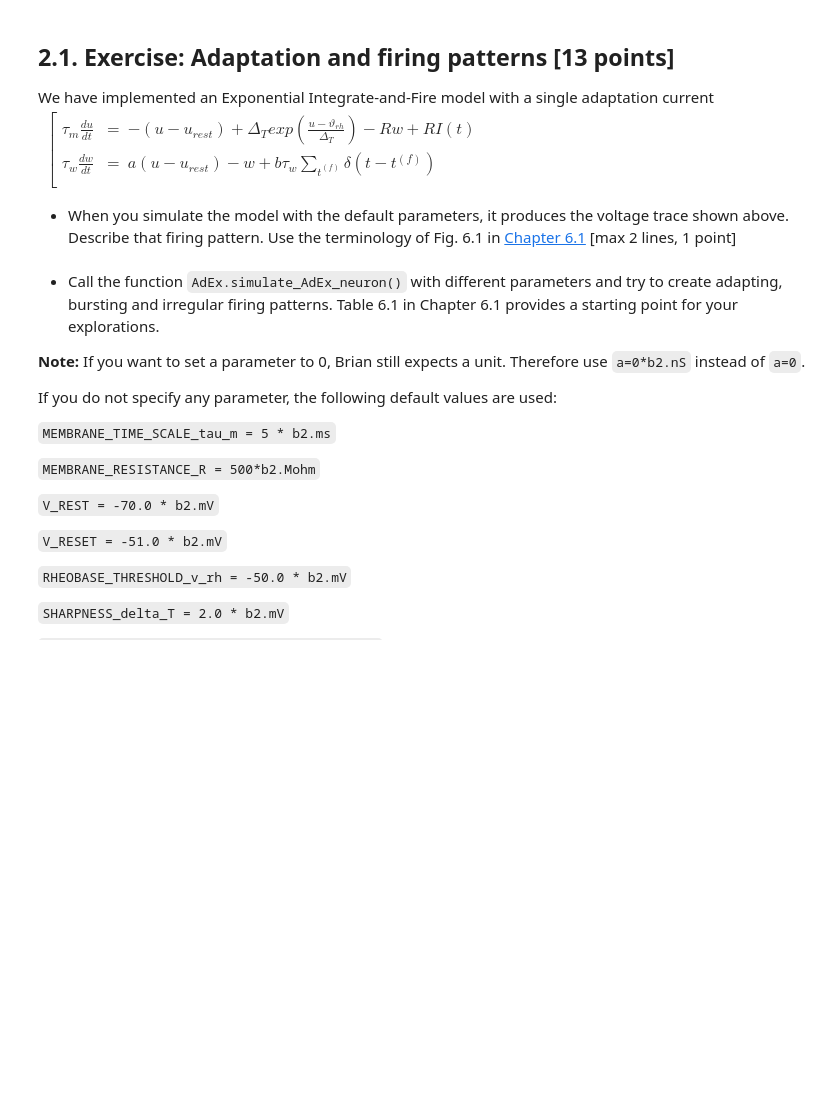
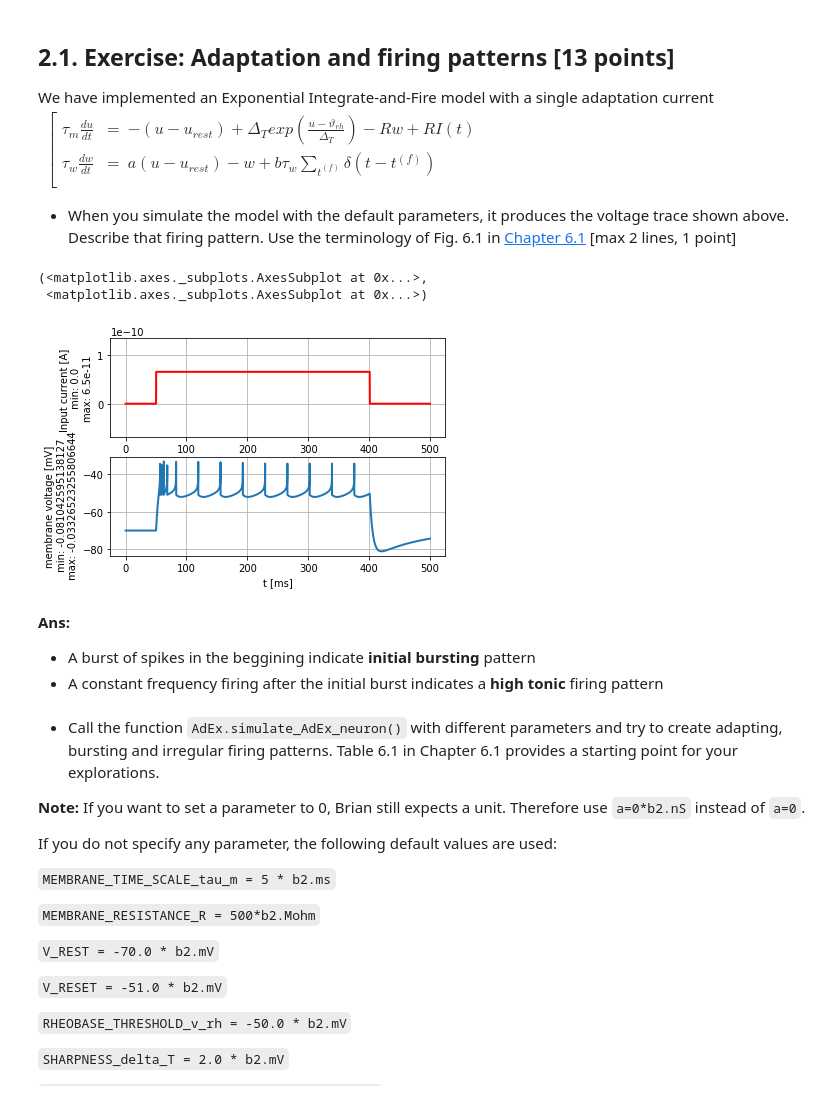
Before and after one commit to KiyarashFarivar/bmnn, a Jupyter notebook: Mini_proj1.ipynb, the cells around one changed output. Saved outputs shown, nothing was run; the diff lists cells and outputs as text; code cells hidden in the pictures; blank space fills up the shorter version.

```diff
--- a/Mini_proj1.ipynb
+++ b/Mini_proj1.ipynb
@@ -244,6 +244,18 @@ $\begin{split}\left[\begin{array}{ccll}
 \end{array}\right.\end{split}$
 
 - When you simulate the model with the default parameters, it produces the voltage trace shown above. Describe that firing pattern. Use the terminology of Fig. 6.1 in [Chapter 6.1](https://neuronaldynamics.epfl.ch/online/Ch6.S1.html) [max 2 lines, 1 point]
+# %%
+current = input_factory.get_step_current(50, 400, 1. * b2.ms, 65.0 * b2.pA)
+state_monitor, spike_monitor = AdEx.simulate_AdEx_neuron(I_stim=current, simulation_time=500 * b2.ms)
+plot_tools.plot_voltage_and_current_traces(state_monitor, current)
+# %% [output]
+(<matplotlib.axes._subplots.AxesSubplot at 0x...>,
+ <matplotlib.axes._subplots.AxesSubplot at 0x...>)
+[figure, added]
+# %% [markdown]
+**Ans:**
+- A burst of spikes in the beggining indicate **initial bursting** pattern
+- A constant frequency firing after the initial burst indicates a **high tonic** firing pattern
 # %% [markdown]
 - Call the function `AdEx.simulate_AdEx_neuron()` with different parameters and try to create adapting, bursting and irregular firing patterns. Table 6.1 in Chapter 6.1 provides a starting point for your explorations.
 
```
Also changed, not shown: parts of 12 cells of this notebook.
